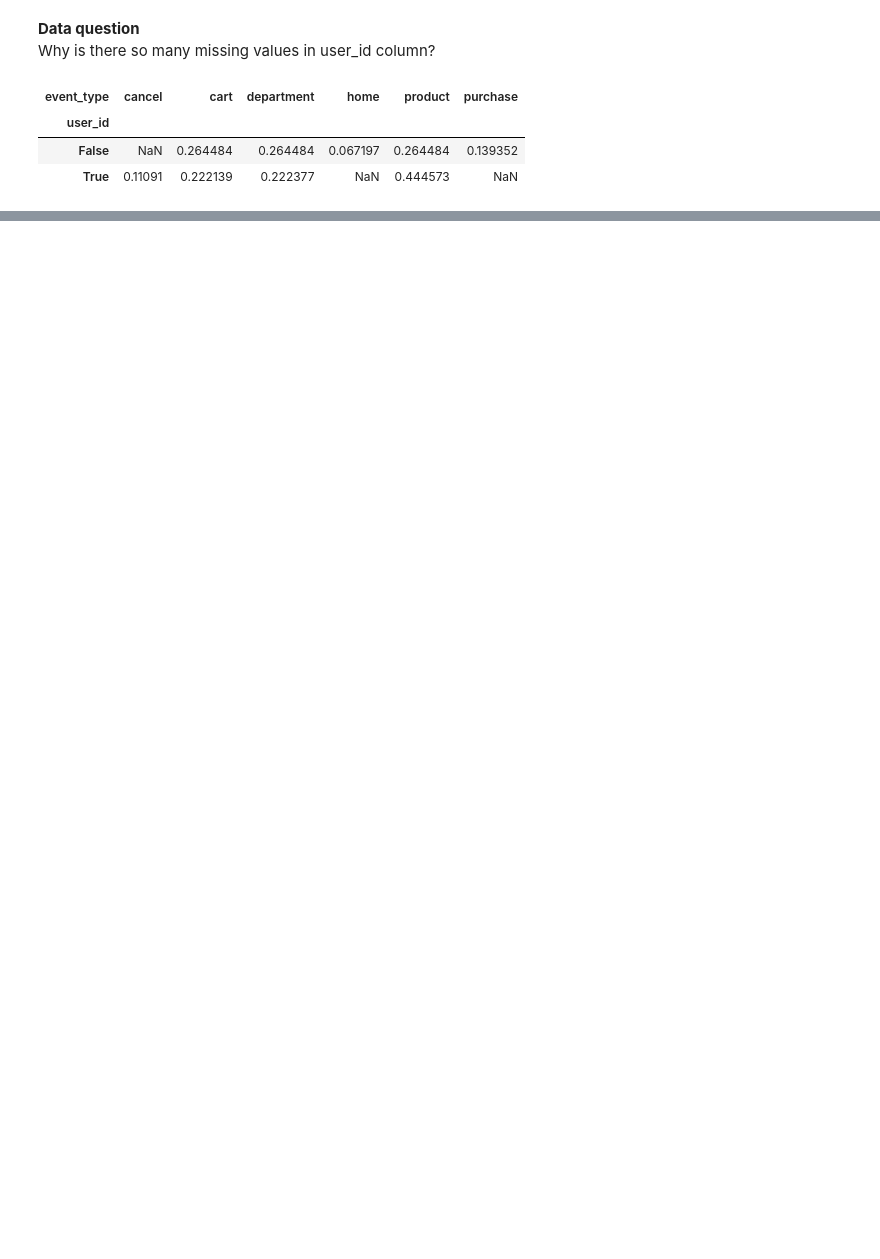
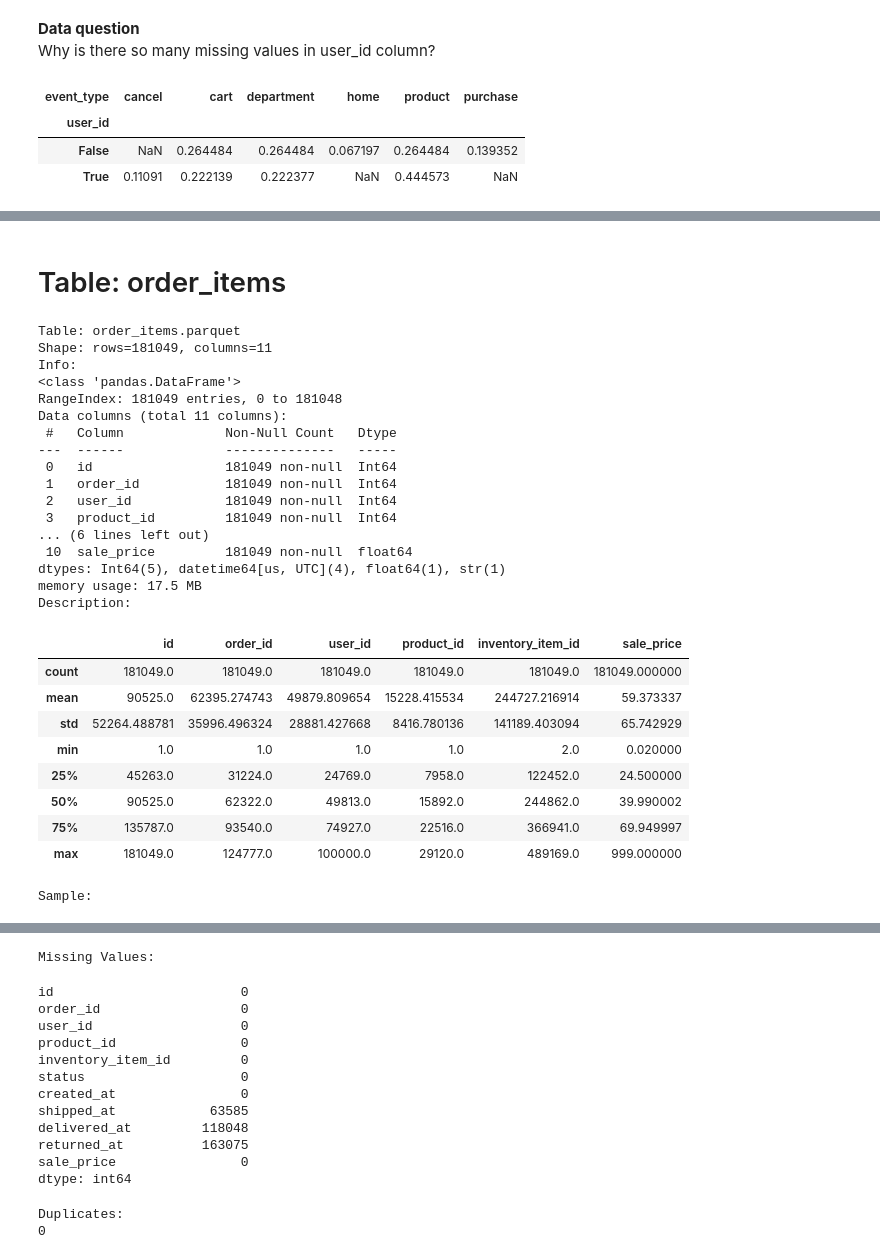
Before and after one commit to karo-liter/thelook_project, a Jupyter notebook: 2_overview_clean_load.ipynb, the cells around one changed output, grey strips where cells are left out. Drawn from its saved outputs; the diff is of its cells as text; code cells hidden in the pictures; blank space fills up the shorter version.

```diff
--- a/2_overview_clean_load.ipynb
+++ b/2_overview_clean_load.ipynb
@@ -241,0 +340,45 @@ Next Business Questions
+# %% [markdown]
+# Table: order_items
+# %%
+# order_items table overview
+df = pd.read_parquet("raw_data/order_items.parquet")
+print(f"Table: order_items.parquet")
+print(f"Shape: rows={df.shape[0]}, columns={df.shape[1]}")
+print("Info:")
+df.info()
+print("Description:")
+display(df.describe())
+print("Sample:")
+display(df.sample(5))
+print("Missing Values:")
+display(df.isna().sum())
+print("Duplicates:")
+print(df.duplicated().sum())
+# %% [output]
+Table: order_items.parquet
+Shape: rows=181049, columns=11
+Info:
+<class 'pandas.DataFrame'>
+RangeIndex: 181049 entries, 0 to 181048
+Data columns (total 11 columns):
+ #   Column             Non-Null Count   Dtype
+---  ------             --------------   -----
+ 0   id                 181049 non-null  Int64
+ 1   order_id           181049 non-null  Int64
+ 2   user_id            181049 non-null  Int64
+ 3   product_id         181049 non-null  Int64
+... (6 lines left out)
+ 10  sale_price         181049 non-null  float64
+dtypes: Int64(5), datetime64[us, UTC](4), float64(1), str(1)
+memory usage: 17.5 MB
+Description:
+|  | id | order_id | user_id | product_id | inventory_item_id | sale_price |
+| count | 181049.0 | 181049.0 | 181049.0 | 181049.0 | 181049.0 | 181049.000000 |
+| mean | 90525.0 | 62395.274743 | 49879.809654 | 15228.415534 | 244727.216914 | 59.373337 |
+| std | 52264.488781 | 35996.496324 | 28881.427668 | 8416.780136 | 141189.403094 | 65.742929 |
+| min | 1.0 | 1.0 | 1.0 | 1.0 | 2.0 | 0.020000 |
+| 25% | 45263.0 | 31224.0 | 24769.0 | 7958.0 | 122452.0 | 24.500000 |
+| 50% | 90525.0 | 62322.0 | 49813.0 | 15892.0 | 244862.0 | 39.990002 |
+| 75% | 135787.0 | 93540.0 | 74927.0 | 22516.0 | 366941.0 | 69.949997 |
+| max | 181049.0 | 124777.0 | 100000.0 | 29120.0 | 489169.0 | 999.000000 |
+Sample:
@@ -241,0 +391,15 @@ Next Business Questions
+Missing Values:
+id                        0
+order_id                  0
+user_id                   0
+product_id                0
+inventory_item_id         0
+status                    0
+created_at                0
+shipped_at            63585
+delivered_at         118048
+returned_at          163075
+sale_price                0
+dtype: int64
+Duplicates:
+0
```
Also changed, not shown: parts of 37 cells of this notebook, 2 other files.
